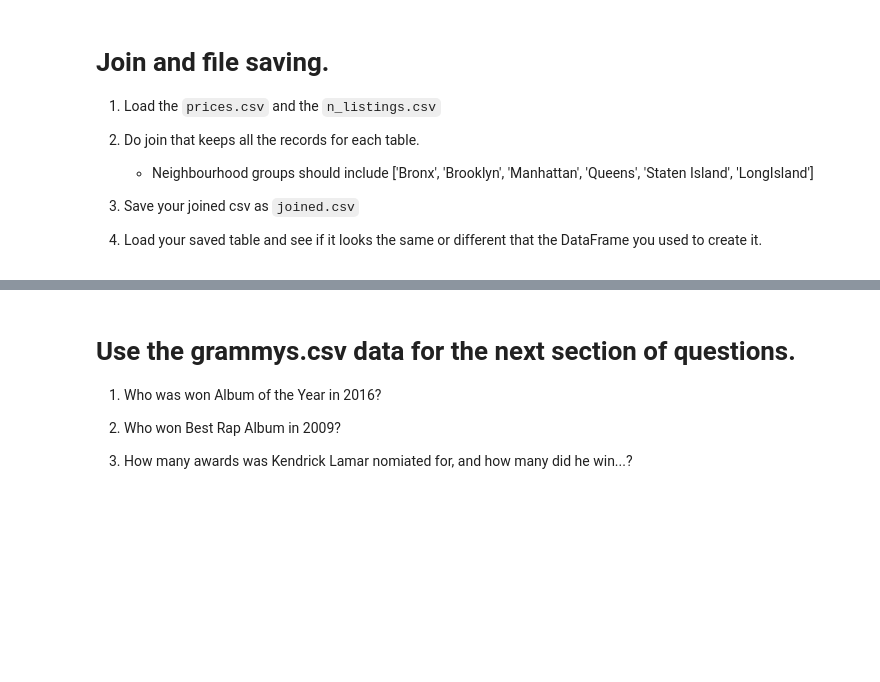
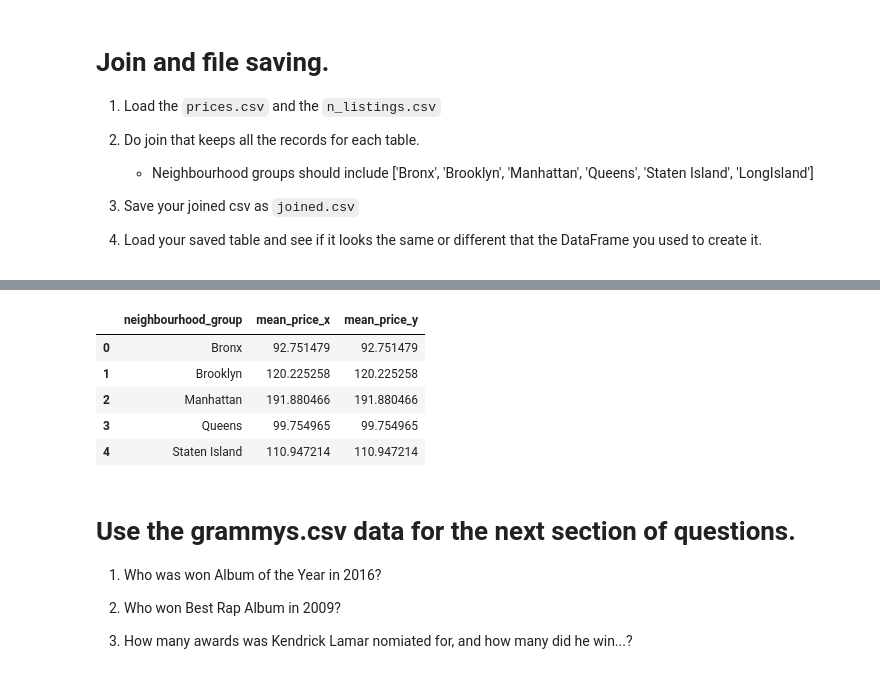
Before and after one commit to michael0419/2021-fall-data-science, a Jupyter notebook: Week-01-Pandas/Exercise.ipynb, the cells around one changed output, grey strips where cells are left out. Saved outputs shown, nothing was run; the diff lists cells and outputs as text; code cells hidden in the pictures; blank space fills up the shorter version.

```diff
--- a/Week-01-Pandas/Exercise.ipynb
+++ b/Week-01-Pandas/Exercise.ipynb
@@ -165,3 +250,9 @@ Percent of rooms that are shared: 2.12134889419047 %
 4. Load your saved table and see if it looks the same or different that the DataFrame you used to create it.
 # %%
 # 1. Load the `prices.csv` and the `n_listings.csv`
+
+df_prices = pd.read_csv('data/prices.csv')
+df_nlist = pd.read_csv('data/prices.csv')
+
+print(df_prices)
+print(df_nlist)
@@ -168,5 +272,15 @@ Percent of rooms that are shared: 2.12134889419047 %
 # %%
 # 2. Do join that keeps all the records for each table.
+
+df_join = pd.merge( df_prices, df_nlist, on='neighbourhood_group', how='outer')
+df_join
+# %% [output]
+|  | neighbourhood_group | mean_price_x | mean_price_y |
+| 0 | Bronx | 92.751479 | 92.751479 |
+| 1 | Brooklyn | 120.225258 | 120.225258 |
+| 2 | Manhattan | 191.880466 | 191.880466 |
+| 3 | Queens | 99.754965 | 99.754965 |
+| 4 | Staten Island | 110.947214 | 110.947214 |
 # %% [markdown]
 # Use the grammys.csv data for the next section of questions.
 
```
Also changed, not shown: parts of 8 cells of this notebook.
